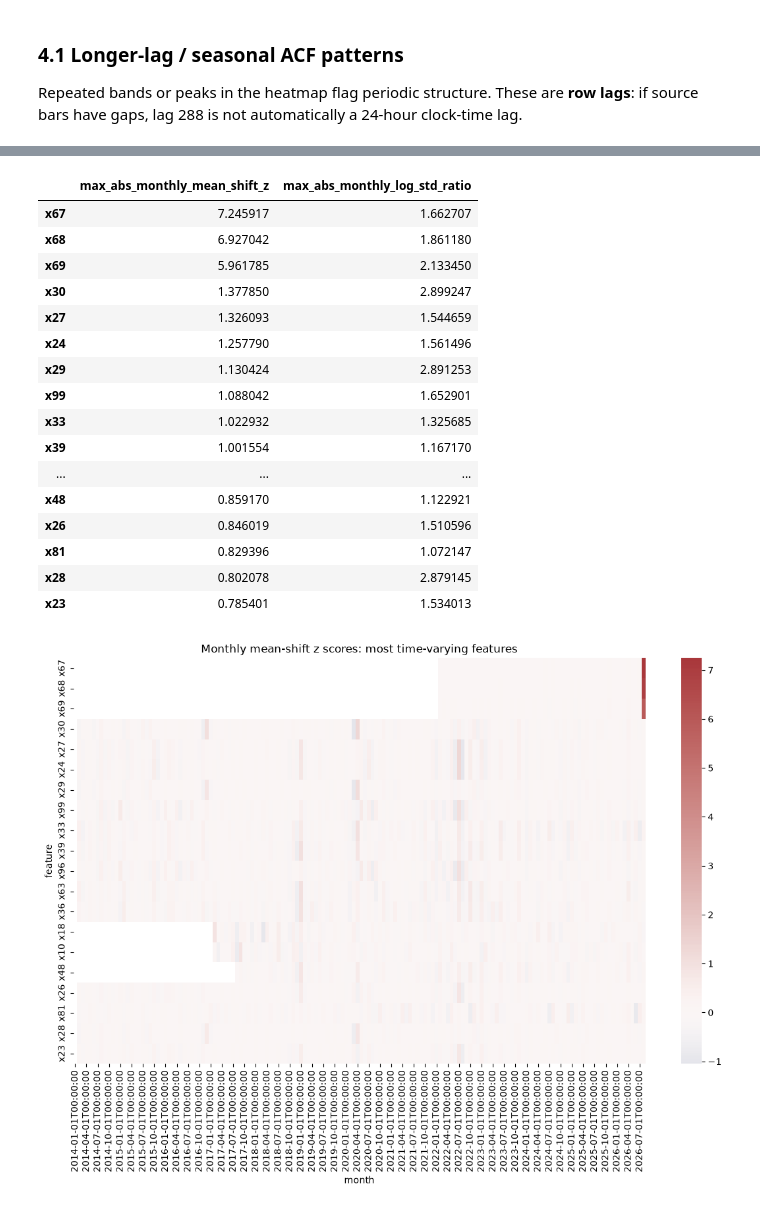
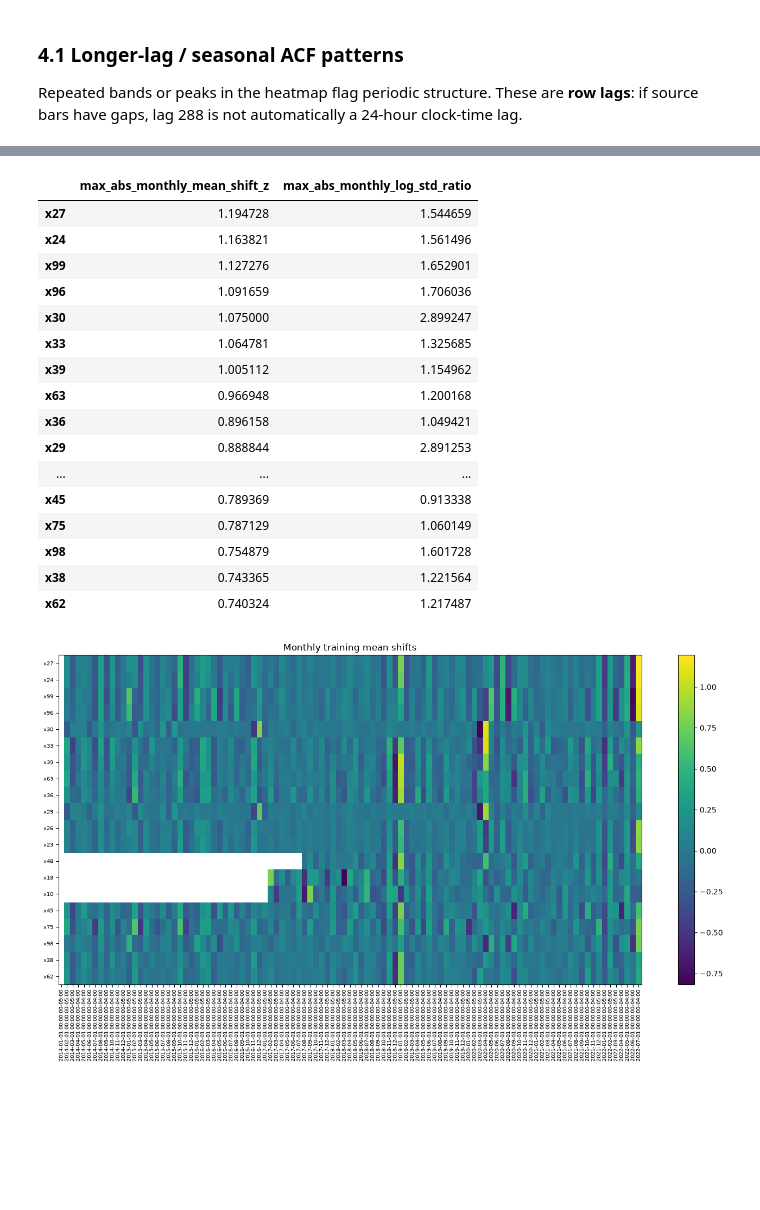
Before and after one commit to ak5ms/th, a Jupyter notebook: notebooks/01_eda.ipynb, the cells around one changed output, grey strips where cells are left out. Cells and saved outputs as stored; diff of their text form; code cells hidden in the pictures; blank space fills up the shorter version.

```diff
--- a/notebooks/01_eda.ipynb
+++ b/notebooks/01_eda.ipynb
@@ -311,48 +344,29 @@ Large sustained values localize changes in level or scale. This is a diagnostic,
 # %%
-if time_col is None:
-    print("No timestamp-like column found; set time_col manually.")
-else:
-    raw_t = df[time_col]
-    if pd.api.types.is_numeric_dtype(raw_t):
-        m = raw_t.dropna().abs().median()
-        unit = "ns" if m > 1e17 else "us" if m > 1e14 else "ms" if m > 1e11 else "s"
-        df = df.copy()
-        df[time_col] = pd.to_datetime(raw_t, unit=unit)
-    else:
-        df = df.copy()
-        df[time_col] = pd.to_datetime(raw_t)
-
-    mean_shift, vol_shift = monthly_shift_scores(df, time_col, feature_cols)
-    breaks = pd.DataFrame({
-        "max_abs_monthly_mean_shift_z": mean_shift.abs().max(),
-        "max_abs_monthly_log_std_ratio": vol_shift.abs().max(),
-    }).sort_values("max_abs_monthly_mean_shift_z", ascending=False)
-    display(breaks.head(20))
-
-    unstable = breaks.head(20).index
-    plt.figure(figsize=(14, 8))
-    sns.heatmap(mean_shift[unstable].T, center=0, cmap="vlag")
-    plt.title("Monthly mean-shift z scores: most time-varying features")
-    plt.xlabel("month")
-    plt.ylabel("feature")
-    plt.show()
+mean_shift, vol_shift = monthly_shift_scores(df.reset_index(), 'msgStamp', feature_cols)
+breaks = pd.DataFrame({
+    'max_abs_monthly_mean_shift_z': mean_shift.abs().max(),
+    'max_abs_monthly_log_std_ratio': vol_shift.abs().max(),
+}).sort_values('max_abs_monthly_mean_shift_z', ascending=False)
+display(breaks.head(20))
+heatmap(mean_shift[breaks.head(20).index].T, 'Monthly training mean shifts', figsize=(14, 8))
+plt.close('all')
 # %% [output]
 |  | max_abs_monthly_mean_shift_z | max_abs_monthly_log_std_ratio |
-| x67 | 7.245917 | 1.662707 |
-| x68 | 6.927042 | 1.861180 |
-| x69 | 5.961785 | 2.133450 |
-| x30 | 1.377850 | 2.899247 |
-| x27 | 1.326093 | 1.544659 |
-| x24 | 1.257790 | 1.561496 |
-| x29 | 1.130424 | 2.891253 |
-| x99 | 1.088042 | 1.652901 |
-| x33 | 1.022932 | 1.325685 |
-| x39 | 1.001554 | 1.167170 |
+| x27 | 1.194728 | 1.544659 |
+| x24 | 1.163821 | 1.561496 |
+| x99 | 1.127276 | 1.652901 |
+| x96 | 1.091659 | 1.706036 |
+| x30 | 1.075000 | 2.899247 |
+| x33 | 1.064781 | 1.325685 |
+| x39 | 1.005112 | 1.154962 |
+| x63 | 0.966948 | 1.200168 |
+| x36 | 0.896158 | 1.049421 |
+| x29 | 0.888844 | 2.891253 |
 | ... | ... | ... |
-| x48 | 0.859170 | 1.122921 |
-| x26 | 0.846019 | 1.510596 |
-| x81 | 0.829396 | 1.072147 |
-| x28 | 0.802078 | 2.879145 |
-| x23 | 0.785401 | 1.534013 |
+| x45 | 0.789369 | 0.913338 |
+| x75 | 0.787129 | 1.060149 |
+| x98 | 0.754879 | 1.601728 |
+| x38 | 0.743365 | 1.221564 |
+| x62 | 0.740324 | 1.217487 |
-[figure, old version]
+[figure, new version]
 # %% [markdown]
```
Also changed, not shown: parts of 23 cells of this notebook, 7 other files.
